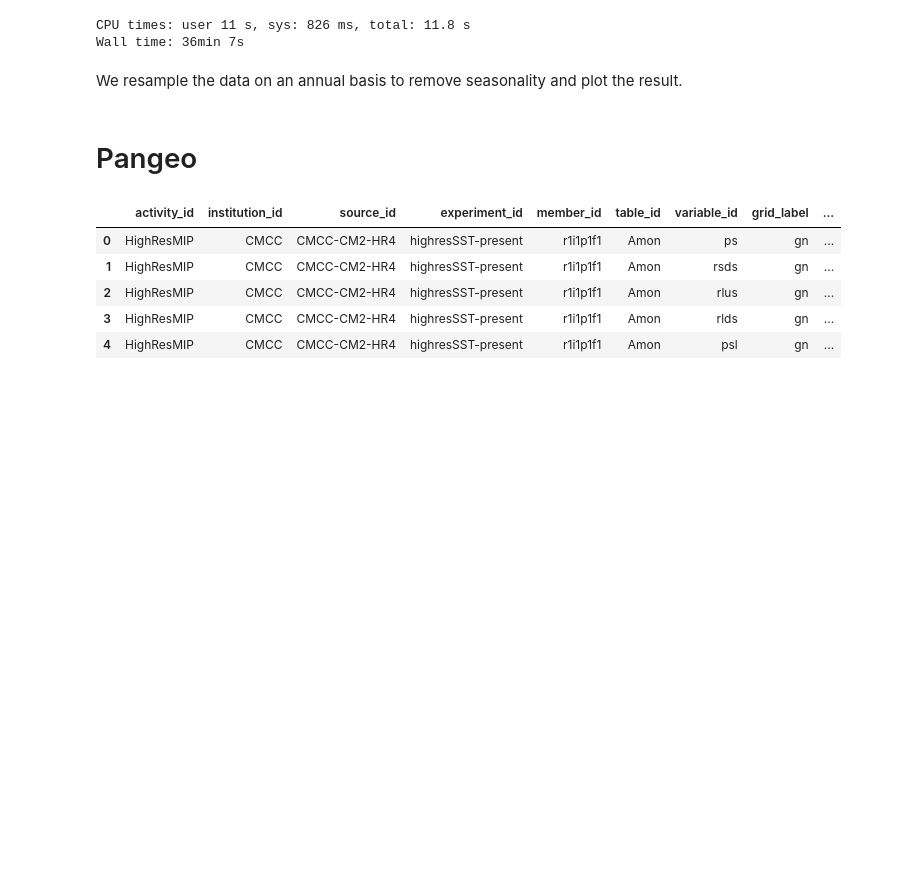
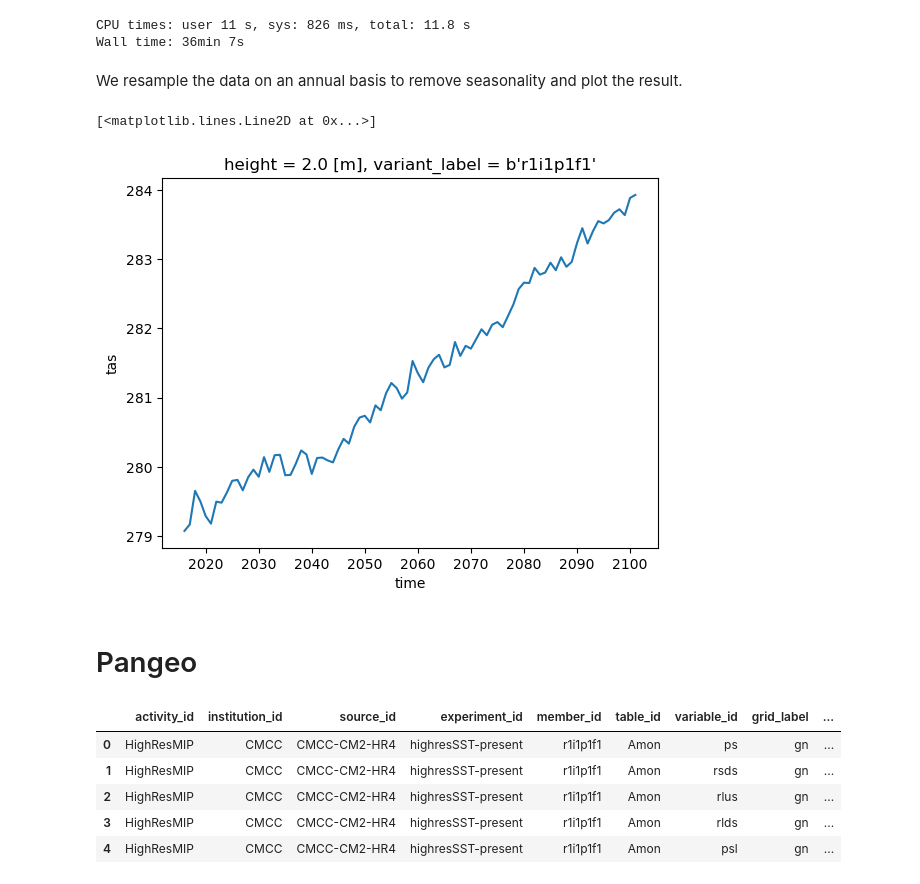
Before and after one commit to SantanderMetGroup/IPCC-Atlas-Datalab, a Jupyter notebook: notebooks/python/esgf-virtual-aggregation/tas.ipynb, the cells around one changed output. Drawn from its saved outputs; the diff is of its cells as text; code cells hidden in the pictures; blank space fills up the shorter version.

```diff
--- a/notebooks/python/esgf-virtual-aggregation/tas.ipynb
+++ b/notebooks/python/esgf-virtual-aggregation/tas.ipynb
@@ -344,8 +346,17 @@ for ds in ssp585_dss:
 # %%
 %%time
 
-historical_spatial_mean = []
+historical_spatial_mean_1995_2014 = []
+historical_spatial_mean_1850_1900 = []
 for ds in historical_dss:
-    spatial_mean = ds["tas"].chunk({"time": 100}).mean(["lat", "lon"]).compute(num_workers=8, scheduler="processes")
-    historical_spatial_mean.append(spatial_mean)
+    print(f"Model_run: {ds.attrs['model_run']}")
+    if isinstance(ds["time"][0].item(), cftime.Datetime360Day):
+        mean_1995_2014 = ds["tas"].chunk({"time": 100}).sel(time=slice("19950101", "20141230")).mean(["time", "lat", "lon"]).compute(num_workers=8, scheduler="processes")
+        mean_1850_1900 = ds["tas"].chunk({"time": 100}).sel(time=slice("18500101", "19001230")).mean(["time", "lat", "lon"]).compute(num_workers=8, scheduler="processes")
+    else:
+        mean_1995_2014 = ds["tas"].chunk({"time": 100}).sel(time=slice("19950101", "20141231")).mean(["time", "lat", "lon"]).compute(num_workers=8, scheduler="processes")
+        mean_1850_1900 = ds["tas"].chunk({"time": 100}).sel(time=slice("18500101", "19001231")).mean(["time", "lat", "lon"]).compute(num_workers=8, scheduler="processes")
+
+    historical_spatial_mean_1995_2014.append(mean_1995_2014)
+    historical_spatial_mean_1850_1900.append(mean_1850_1900)
 # %% [output]
@@ -395,6 +441,11 @@ CPU times: user 11 s, sys: 826 ms, total: 11.8 s
 Wall time: 36min 7s
 # %% [markdown]
 We resample the data on an annual basis to remove seasonality and plot the result.
+# %%
+ssp585_spatial_mean[0].resample({"time": "YE"}).mean().plot()
+# %% [output]
+[<matplotlib.lines.Line2D at 0x...>]
+[figure, added]
 # %% [markdown]
 # Pangeo
 # %%
```
Also changed, not shown: parts of 8 cells of this notebook.
